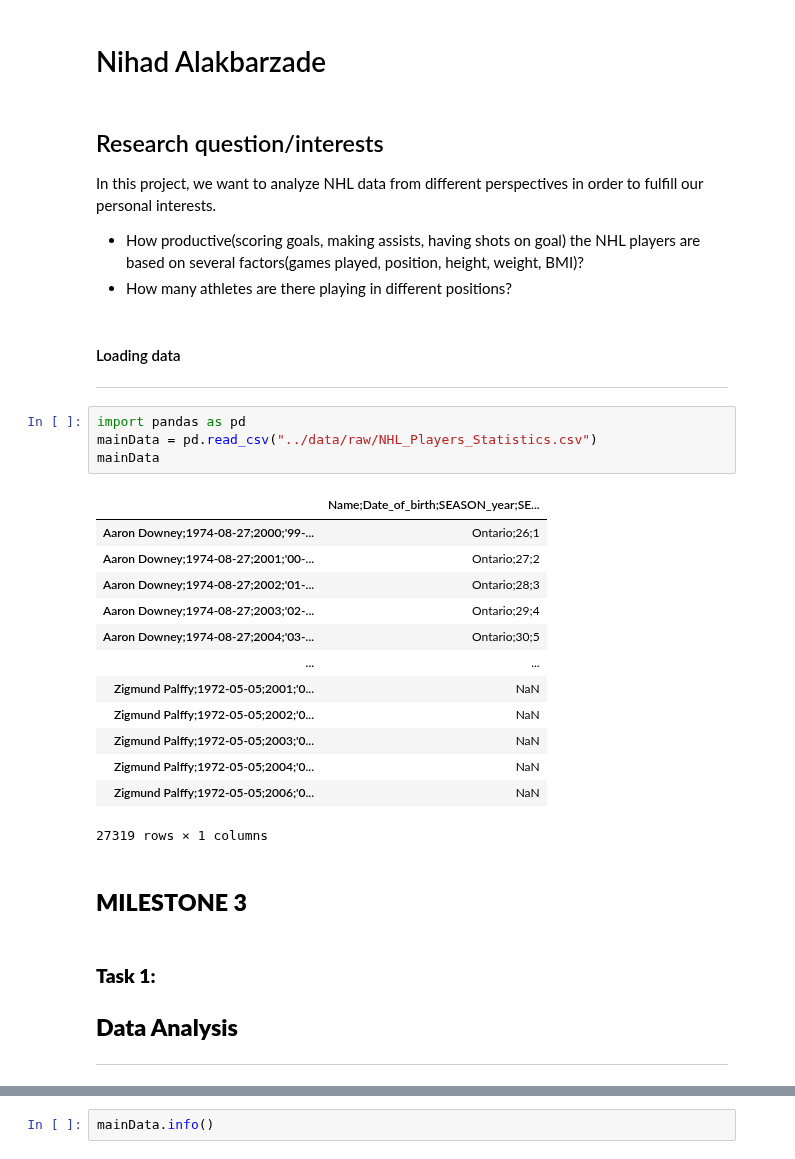
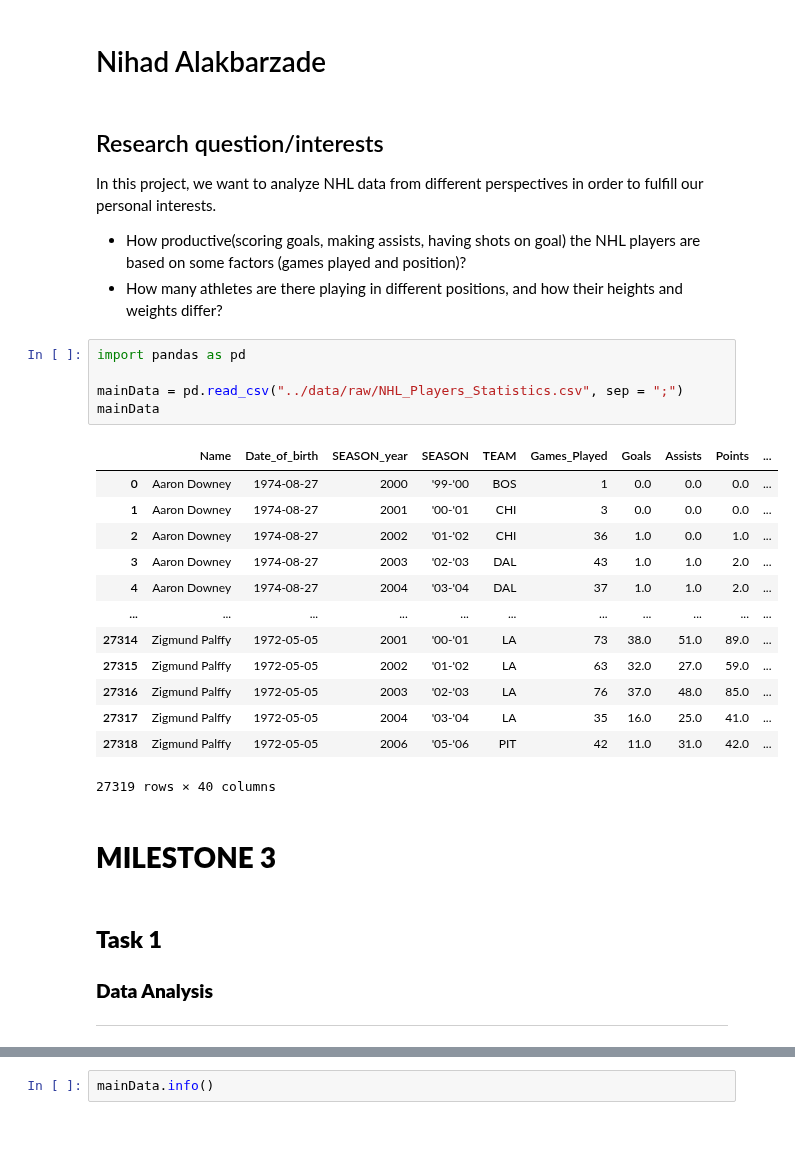
Before and after one commit to data301-2021-winter1/project-group38-project, a Jupyter notebook: notebooks/analysis3.ipynb, the cells around one changed output, grey strips where cells are left out. Cells and saved outputs as stored; diff of their text form; blank space fills up the shorter version.

Commit message:
Almost finished MILESTONE 3

```diff
--- a/notebooks/analysis3.ipynb
+++ b/notebooks/analysis3.ipynb
@@ -4,34 +4,32 @@
 ## Research question/interests
 
 In this project, we want to analyze NHL data from different perspectives in order to fulfill our personal interests.
- - How productive(scoring goals, making assists, having shots on goal) the NHL players are based on several factors(games played, position, height, weight, BMI)?
- - How many athletes are there playing in different positions?
+ - How productive(scoring goals, making assists, having shots on goal) the NHL players are based on some factors (games played and position)?
+ - How many athletes are there playing in different positions, and how their heights and weights differ?
-# %% [markdown]
-#### Loading data
----
 # %%
 import pandas as pd
-mainData = pd.read_csv("../data/raw/NHL_Players_Statistics.csv")
+
+mainData = pd.read_csv("../data/raw/NHL_Players_Statistics.csv", sep = ";")
 mainData
 # %% [output]
-|  | Name;Date_of_birth;SEASON_year;SE... |
-| Aaron Downey;1974-08-27;2000;'99-... | Ontario;26;1 |
-| Aaron Downey;1974-08-27;2001;'00-... | Ontario;27;2 |
-| Aaron Downey;1974-08-27;2002;'01-... | Ontario;28;3 |
-| Aaron Downey;1974-08-27;2003;'02-... | Ontario;29;4 |
-| Aaron Downey;1974-08-27;2004;'03-... | Ontario;30;5 |
-| ... | ... |
-| Zigmund Palffy;1972-05-05;2001;'0... | NaN |
-| Zigmund Palffy;1972-05-05;2002;'0... | NaN |
-| Zigmund Palffy;1972-05-05;2003;'0... | NaN |
-| Zigmund Palffy;1972-05-05;2004;'0... | NaN |
-| Zigmund Palffy;1972-05-05;2006;'0... | NaN |
+|  | Name | Date_of_birth | SEASON_year | SEASON | TEAM | Games_Played | Goals | Assists | Points | ... |
+| 0 | Aaron Downey | 1974-08-27 | 2000 | '99-'00 | BOS | 1 | 0.0 | 0.0 | 0.0 | ... |
+| 1 | Aaron Downey | 1974-08-27 | 2001 | '00-'01 | CHI | 3 | 0.0 | 0.0 | 0.0 | ... |
+| 2 | Aaron Downey | 1974-08-27 | 2002 | '01-'02 | CHI | 36 | 1.0 | 0.0 | 1.0 | ... |
+| 3 | Aaron Downey | 1974-08-27 | 2003 | '02-'03 | DAL | 43 | 1.0 | 1.0 | 2.0 | ... |
+| 4 | Aaron Downey | 1974-08-27 | 2004 | '03-'04 | DAL | 37 | 1.0 | 1.0 | 2.0 | ... |
+| ... | ... | ... | ... | ... | ... | ... | ... | ... | ... | ... |
+| 27314 | Zigmund Palffy | 1972-05-05 | 2001 | '00-'01 | LA | 73 | 38.0 | 51.0 | 89.0 | ... |
+| 27315 | Zigmund Palffy | 1972-05-05 | 2002 | '01-'02 | LA | 63 | 32.0 | 27.0 | 59.0 | ... |
+| 27316 | Zigmund Palffy | 1972-05-05 | 2003 | '02-'03 | LA | 76 | 37.0 | 48.0 | 85.0 | ... |
+| 27317 | Zigmund Palffy | 1972-05-05 | 2004 | '03-'04 | LA | 35 | 16.0 | 25.0 | 41.0 | ... |
+| 27318 | Zigmund Palffy | 1972-05-05 | 2006 | '05-'06 | PIT | 42 | 11.0 | 31.0 | 42.0 | ... |
-27319 rows × 1 columns
+27319 rows × 40 columns
 # %% [markdown]
-## **MILESTONE 3**
+# **MILESTONE 3**
 # %% [markdown]
-### **Task 1:**
-## **Data Analysis**
+## **Task 1**
+### **Data Analysis**
 ---
 # %%
 import matplotlib
```
Also changed, not shown: parts of 39 cells of this notebook, 1 other file.
